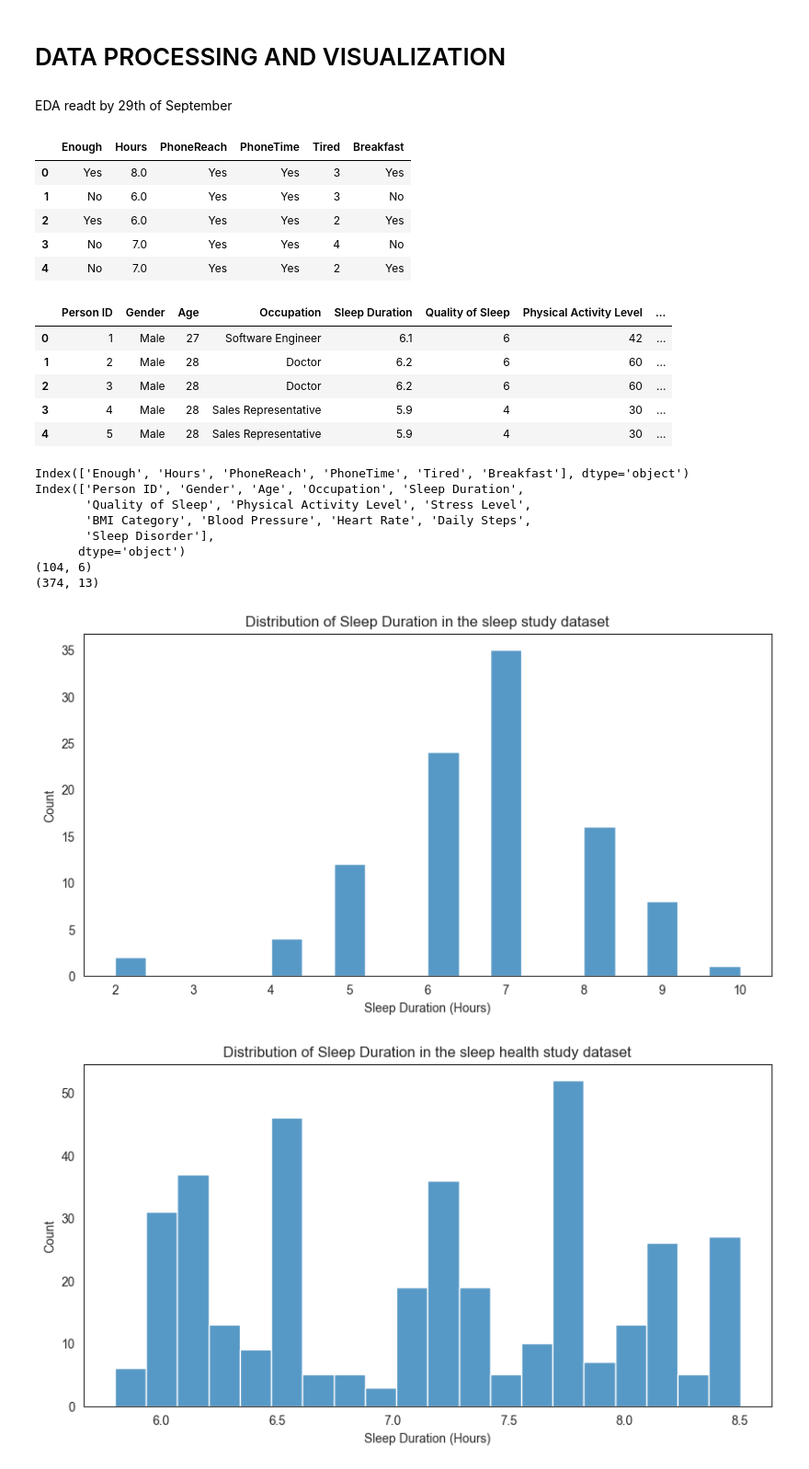
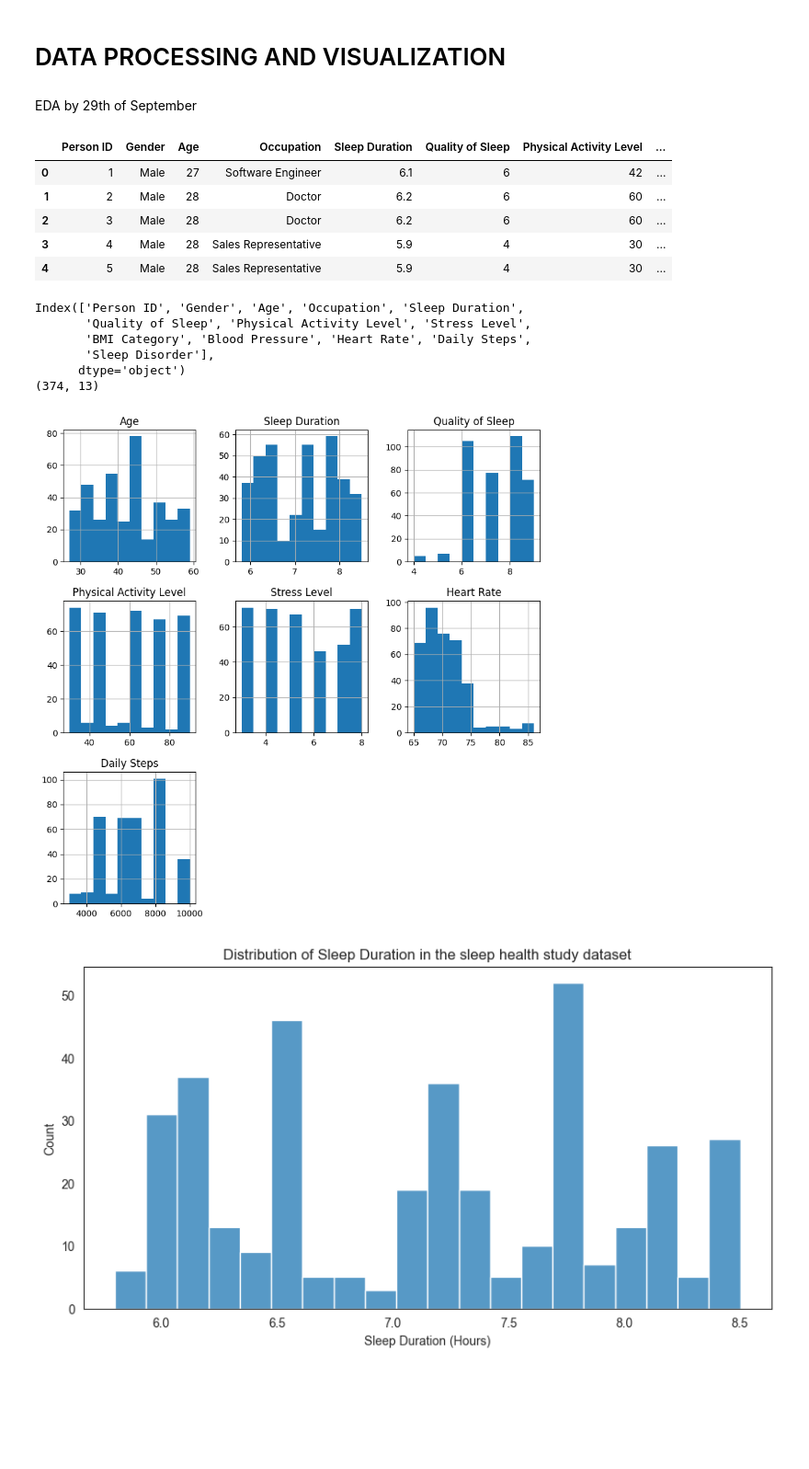
Before and after one commit to heksaani/DataScienceProject, a Jupyter notebook: preprocessing.ipynb, the cells around one changed output. Shown: that part at 92% size. Cells and saved outputs as stored; diff of their text form; code cells hidden in the pictures; blank space fills up the shorter version.

```diff
--- a/preprocessing.ipynb
+++ b/preprocessing.ipynb
@@ -4,62 +4,45 @@
 # %% [markdown]
 # DATA PROCESSING AND VISUALIZATION
 # %% [markdown]
-EDA readt by 29th of September
+EDA by 29th of September
 # %%
 import pandas as pd
 import numpy as np
 import matplotlib.pyplot as plt
 import seaborn as sns
 
-# read csv file to dataframe
-sleep_study = pd.read_csv('./data/SleepStudyData.csv')
 sleep_health_study = pd.read_csv('./data/Sleep_health_and_lifestyle_dataset.csv')
 
 # print the first 5 rows of each dataframe side by side
-display(sleep_study.head())
 display(sleep_health_study.head())
 # %% [output]
-|  | Enough | Hours | PhoneReach | PhoneTime | Tired | Breakfast |
-| 0 | Yes | 8.0 | Yes | Yes | 3 | Yes |
-| 1 | No | 6.0 | Yes | Yes | 3 | No |
-| 2 | Yes | 6.0 | Yes | Yes | 2 | Yes |
-| 3 | No | 7.0 | Yes | Yes | 4 | No |
-| 4 | No | 7.0 | Yes | Yes | 2 | Yes |
+|  | Person ID | Gender | Age | Occupation | Sleep Duration | Quality of Sleep | Physical Activity Level | ... |
+| 0 | 1 | Male | 27 | Software Engineer | 6.1 | 6 | 42 | ... |
+| 1 | 2 | Male | 28 | Doctor | 6.2 | 6 | 60 | ... |
+| 2 | 3 | Male | 28 | Doctor | 6.2 | 6 | 60 | ... |
+| 3 | 4 | Male | 28 | Sales Representative | 5.9 | 4 | 30 | ... |
+| 4 | 5 | Male | 28 | Sales Representative | 5.9 | 4 | 30 | ... |
-|  | Person ID | Gender | Age | Occupation | Sleep Duration | Quality of Sleep | Physical Activity Level | ... |
-| 0 | 1 | Male | 27 | Software Engineer | 6.1 | 6 | 42 | ... |
-| 1 | 2 | Male | 28 | Doctor | 6.2 | 6 | 60 | ... |
-| 2 | 3 | Male | 28 | Doctor | 6.2 | 6 | 60 | ... |
-| 3 | 4 | Male | 28 | Sales Representative | 5.9 | 4 | 30 | ... |
-| 4 | 5 | Male | 28 | Sales Representative | 5.9 | 4 | 30 | ... |
 # %%
 # print the column names of each dataframe
-print(sleep_study.columns)
 print(sleep_health_study.columns)
 
 # print the number of rows and columns of each dataframe
-print(sleep_study.shape)
 print(sleep_health_study.shape)
 # %% [output]
-Index(['Enough', 'Hours', 'PhoneReach', 'PhoneTime', 'Tired', 'Breakfast'], dtype='object')
 Index(['Person ID', 'Gender', 'Age', 'Occupation', 'Sleep Duration',
        'Quality of Sleep', 'Physical Activity Level', 'Stress Level',
        'BMI Category', 'Blood Pressure', 'Heart Rate', 'Daily Steps',
        'Sleep Disorder'],
       dtype='object')
-(104, 6)
 (374, 13)
-# %%
-# create a plot showing the distribution of the sleep duration
-#BMI category, Blood Pressure, Sleep Disorder
-sns.set_style('white')
-plt.figure(figsize=(10, 5))
-sns.histplot(data=sleep_study, x='Hours', bins=20)
-plt.title('Distribution of Sleep Duration in the sleep study dataset')
-plt.xlabel('Sleep Duration (Hours)')
-plt.ylabel('Count')
-plt.show()
-# %% [output]
-[figure, removed]
+# %%
+# plot all columns in a histogram
+# exclude first column which is the id
+
+sleep_health_study.drop('Person ID', axis=1).hist(figsize=(10,10))
+plt.show()
+# %% [output]
+[figure, added]
 # %%
 # create a plot showing the distribution of the sleep duration in the sleep health study dataset
 # make the background white
```
Also changed, not shown: parts of 6 cells of this notebook, 4 other files.
